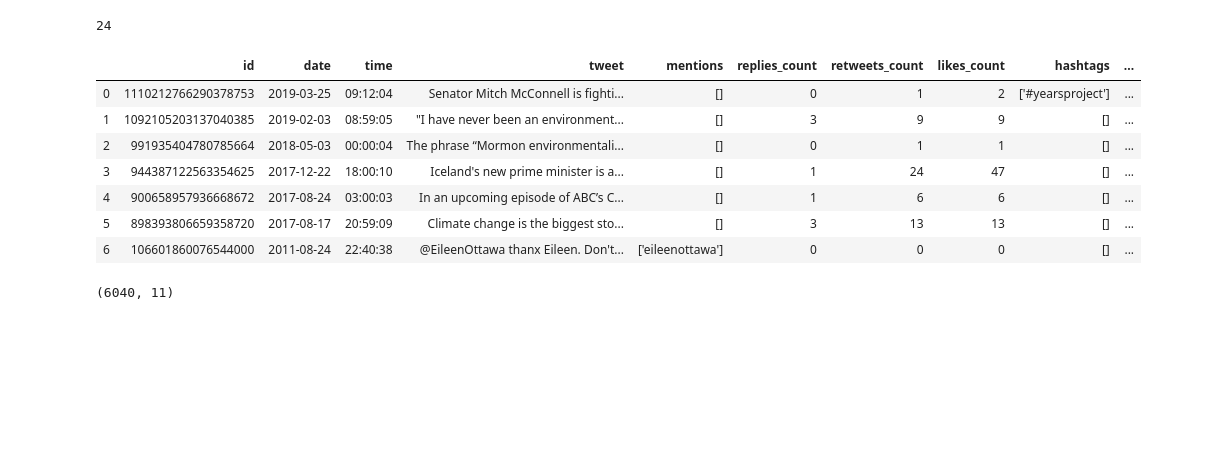
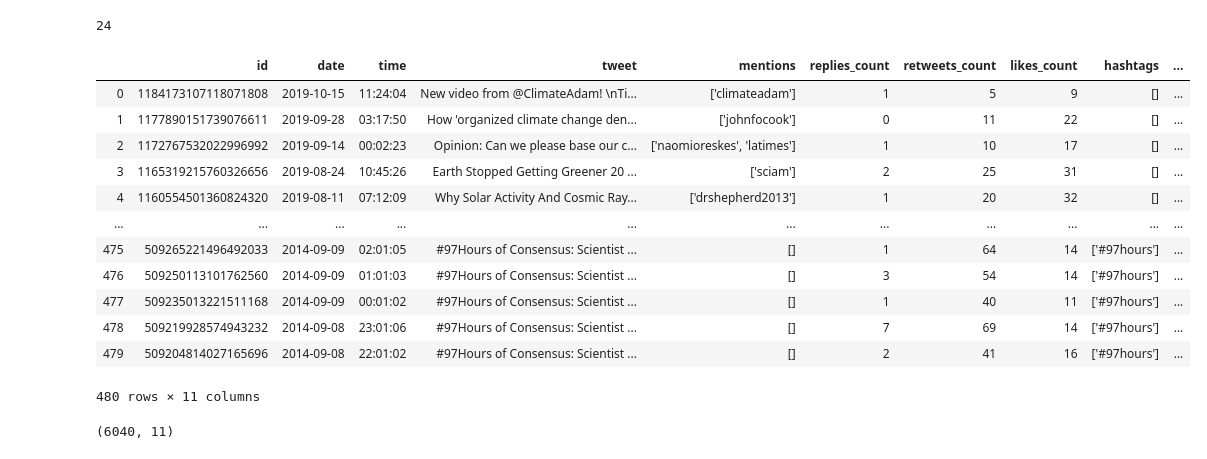
Before and after one commit to haroldw/cs229_reacclimate, a Jupyter notebook: tweet_classification/01_Twint_scrape.ipynb, the cells around one changed output. Drawn from its saved outputs; the diff is of its cells as text; code cells hidden in the pictures; blank space fills up the shorter version.

Commit message:
updated Twint scrape notebook

```diff
--- a/tweet_classification/01_Twint_scrape.ipynb
+++ b/tweet_classification/01_Twint_scrape.ipynb
@@ -43,7 +85,7 @@ Repliescount {replies_count} \
 -||- Retweetscount {retweets_count} -||- Likescount {likes_count} -||- Hashtags {hashtags} -||- Username {username}"
 sep = " -||- "
 # %%
-curr_affirm = influential_csv['denying'].iloc[0]
+curr_affirm = influential_csv['affirming'].iloc[7]
 print('First affirming user:',curr_affirm)
 c.Username = curr_affirm
 # %% [output]
@@ -60,10 +97,10 @@ c.Username
 # %%
-for ix in range(23,len(SEARCH_TERMS)):
+for ix in range(0,len(SEARCH_TERMS)):
     search_term = SEARCH_TERMS[ix]
     print('Getting tweets with keyword: '+search_term)#search_term in SEARCH_TERMS:
     c.Search = search_term
     #c.Pandas = True
     #c.Store_object = True
-    c.Output = '{}_search-term={}.csv'.format(c.Username,c.Search)
+    c.Output = os.getcwd()+SCRAPE_DIR+'/{}_search-term={}.csv'.format(c.Username,c.Search)
     twint.run.Search(c)
 # %% [output]
@@ -85,10 +204,12 @@ ID 106601860076544000 -||- Date 2011-08-24 -||- Time 22:40:38 -||- Tweet @Eileen
 # %% [markdown]
 Organize scraped Tweets from all searchterms in df; remove duplicates.
+# %%
+c.Username = 'skepticscience'
 # %%
 user_tweets = []
 for search_term in SEARCH_TERMS:
     try:
-        tweets_per_search_term = pd.read_csv('{}_search-term={}.csv'.format(c.Username,search_term))
+        tweets_per_search_term = pd.read_csv(os.getcwd()+SCRAPE_DIR+'/{}_search-term={}.csv'.format(c.Username,search_term))
         tweets_per_search_term['search_term'] = search_term
         user_tweets.append(tweets_per_search_term)
     except FileNotFoundError:
@@ -98,16 +219,21 @@ len(user_tweets) # each one is a df
 # %% [output]
 24
 # %%
-user_tweets[-1]
+user_tweets[0]
 # %% [output]
 |  | id | date | time | tweet | mentions | replies_count | retweets_count | likes_count | hashtags | ... |
-| 0 | 1110212766290378753 | 2019-03-25 | 09:12:04 | Senator Mitch McConnell is fighti... | [] | 0 | 1 | 2 | ['#yearsproject'] | ... |
-| 1 | 1092105203137040385 | 2019-02-03 | 08:59:05 | "I have never been an environment... | [] | 3 | 9 | 9 | [] | ... |
-| 2 | 991935404780785664 | 2018-05-03 | 00:00:04 | The phrase “Mormon environmentali... | [] | 0 | 1 | 1 | [] | ... |
-| 3 | 944387122563354625 | 2017-12-22 | 18:00:10 | Iceland's new prime minister is a... | [] | 1 | 24 | 47 | [] | ... |
-| 4 | 900658957936668672 | 2017-08-24 | 03:00:03 | In an upcoming episode of ABC’s C... | [] | 1 | 6 | 6 | [] | ... |
-| 5 | 898393806659358720 | 2017-08-17 | 20:59:09 | Climate change is the biggest sto... | [] | 3 | 13 | 13 | [] | ... |
-| 6 | 106601860076544000 | 2011-08-24 | 22:40:38 | @EileenOttawa thanx Eileen. Don't... | ['eileenottawa'] | 0 | 0 | 0 | [] | ... |
+| 0 | 1184173107118071808 | 2019-10-15 | 11:24:04 | New video from @ClimateAdam! \nTi... | ['climateadam'] | 1 | 5 | 9 | [] | ... |
+| 1 | 1177890151739076611 | 2019-09-28 | 03:17:50 | How 'organized climate change den... | ['johnfocook'] | 0 | 11 | 22 | [] | ... |
+| 2 | 1172767532022996992 | 2019-09-14 | 00:02:23 | Opinion: Can we please base our c... | ['naomioreskes', 'latimes'] | 1 | 10 | 17 | [] | ... |
+| 3 | 1165319215760326656 | 2019-08-24 | 10:45:26 | Earth Stopped Getting Greener 20 ... | ['sciam'] | 2 | 25 | 31 | [] | ... |
+| 4 | 1160554501360824320 | 2019-08-11 | 07:12:09 | Why Solar Activity And Cosmic Ray... | ['drshepherd2013'] | 1 | 20 | 32 | [] | ... |
+| ... | ... | ... | ... | ... | ... | ... | ... | ... | ... | ... |
+| 475 | 509265221496492033 | 2014-09-09 | 02:01:05 | #97Hours of Consensus: Scientist ... | [] | 1 | 64 | 14 | ['#97hours'] | ... |
+| 476 | 509250113101762560 | 2014-09-09 | 01:01:03 | #97Hours of Consensus: Scientist ... | [] | 3 | 54 | 14 | ['#97hours'] | ... |
+| 477 | 509235013221511168 | 2014-09-09 | 00:01:02 | #97Hours of Consensus: Scientist ... | [] | 1 | 40 | 11 | ['#97hours'] | ... |
+| 478 | 509219928574943232 | 2014-09-08 | 23:01:06 | #97Hours of Consensus: Scientist ... | [] | 7 | 69 | 14 | ['#97hours'] | ... |
+| 479 | 509204814027165696 | 2014-09-08 | 22:01:02 | #97Hours of Consensus: Scientist ... | [] | 2 | 41 | 16 | ['#97hours'] | ... |
+480 rows × 11 columns
 # %%
 full_tweets = pd.concat(user_tweets)
 full_tweets.shape
```
Also changed, not shown: parts of 23 cells of this notebook.
